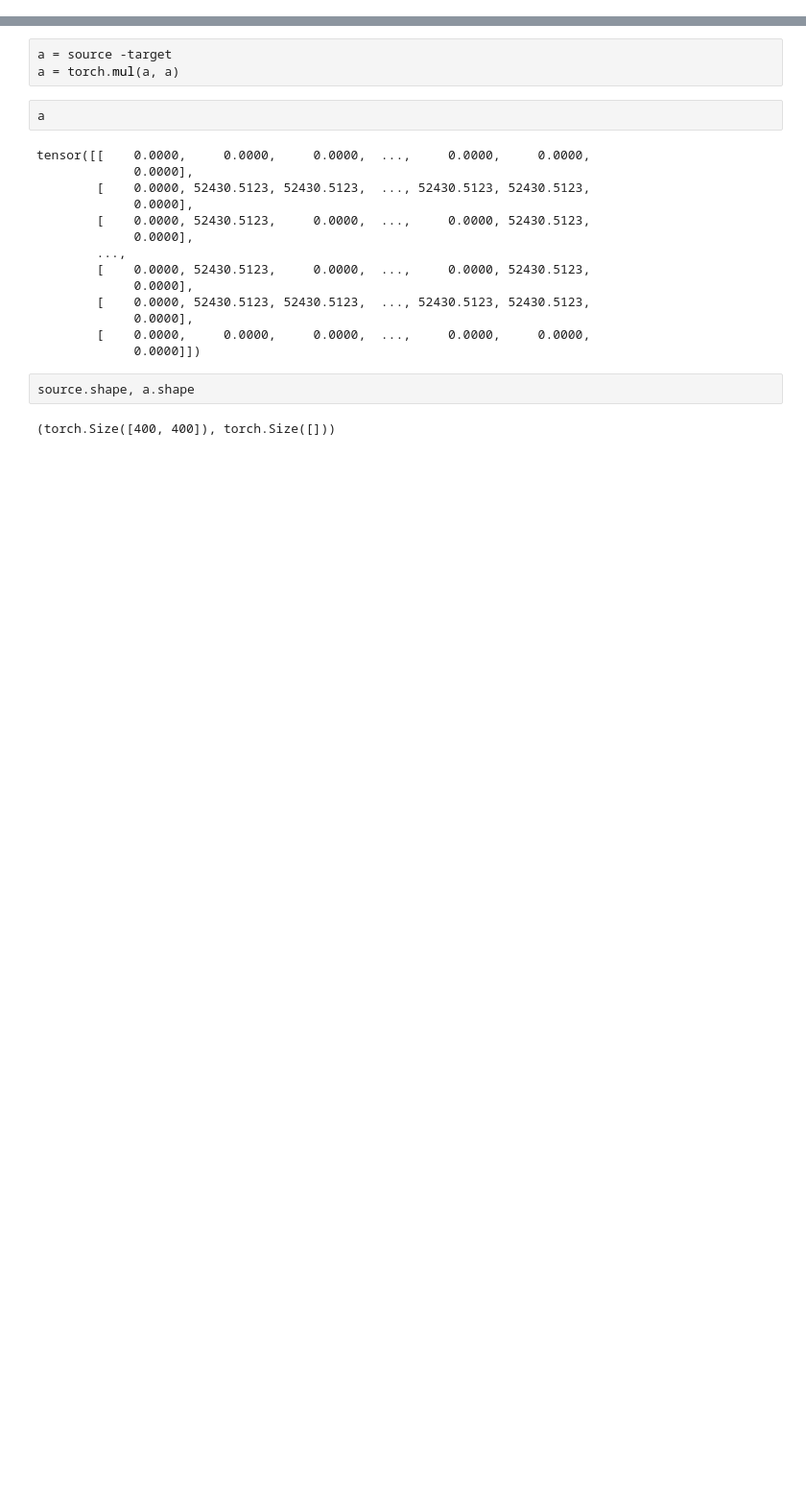
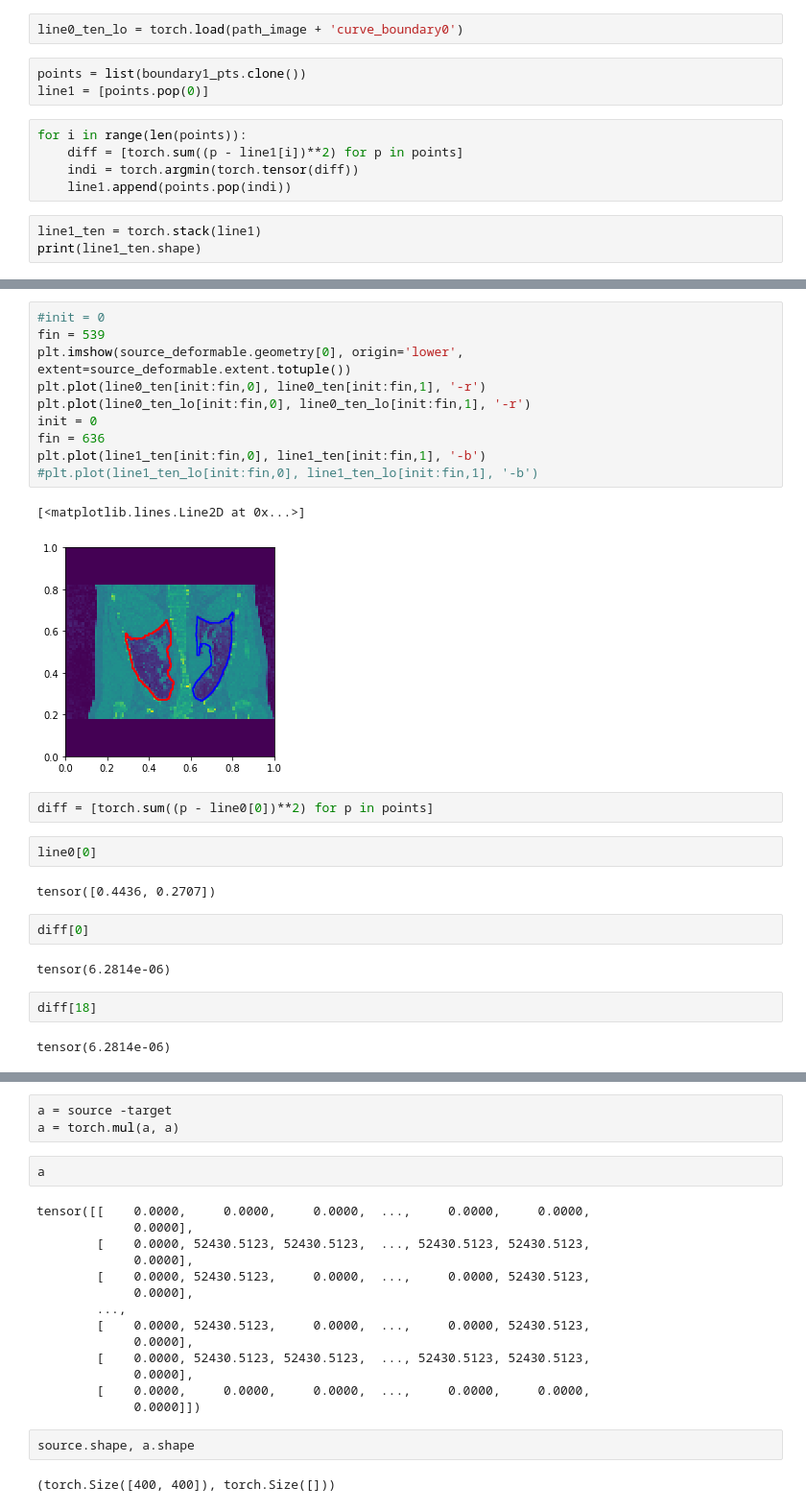
Before and after one commit to bgris/implicitmodules, a Jupyter notebook: script/torch/ImageMatching_Multishape.ipynb, the cells around one changed output, grey strips where cells are left out. Shown at 96% size. Saved outputs shown, nothing was run; the diff lists cells and outputs as text; blank space fills up the shorter version.

```diff
--- a/script/torch/ImageMatching_Multishape.ipynb
+++ b/script/torch/ImageMatching_Multishape.ipynb
@@ -91,0 +241,13 @@ compound_man = dm.MultiShape.MultishapeCompoundManifold.MultishapeCompoundManifo
+# %%
+line0_ten_lo = torch.load(path_image + 'curve_boundary0')
+# %%
+points = list(boundary1_pts.clone())
+line1 = [points.pop(0)]
+# %%
+for i in range(len(points)):
+    diff = [torch.sum((p - line1[i])**2) for p in points]
+    indi = torch.argmin(torch.tensor(diff))
+    line1.append(points.pop(indi))
+# %%
+line1_ten = torch.stack(line1)
+print(line1_ten.shape)
@@ -91,0 +270,27 @@ compound_man = dm.MultiShape.MultishapeCompoundManifold.MultishapeCompoundManifo
+# %%
+#init = 0
+fin = 539
+plt.imshow(source_deformable.geometry[0], origin='lower', extent=source_deformable.extent.totuple())
+plt.plot(line0_ten[init:fin,0], line0_ten[init:fin,1], '-r')
+plt.plot(line0_ten_lo[init:fin,0], line0_ten_lo[init:fin,1], '-r')
+init = 0
+fin = 636
+plt.plot(line1_ten[init:fin,0], line1_ten[init:fin,1], '-b')
+#plt.plot(line1_ten_lo[init:fin,0], line1_ten_lo[init:fin,1], '-b')
+# %% [output]
+[<matplotlib.lines.Line2D at 0x...>]
+[figure, added]
+# %%
+diff = [torch.sum((p - line0[0])**2) for p in points]
+# %%
+line0[0]
+# %% [output]
+tensor([0.4436, 0.2707])
+# %%
+diff[0]
+# %% [output]
+tensor(6.2814e-06)
+# %%
+diff[18]
+# %% [output]
+tensor(6.2814e-06)
```
Also changed, not shown: parts of 98 cells of this notebook.
